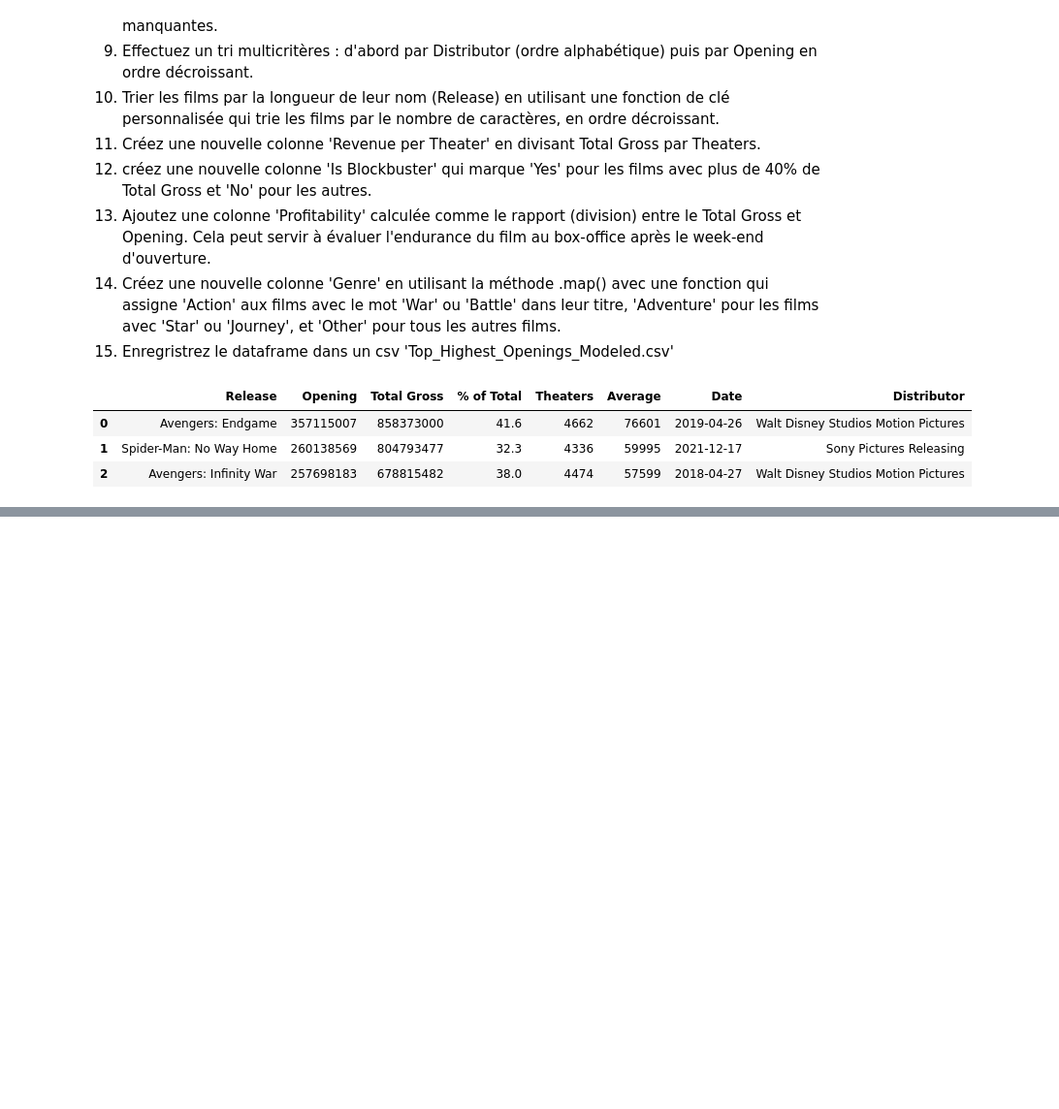
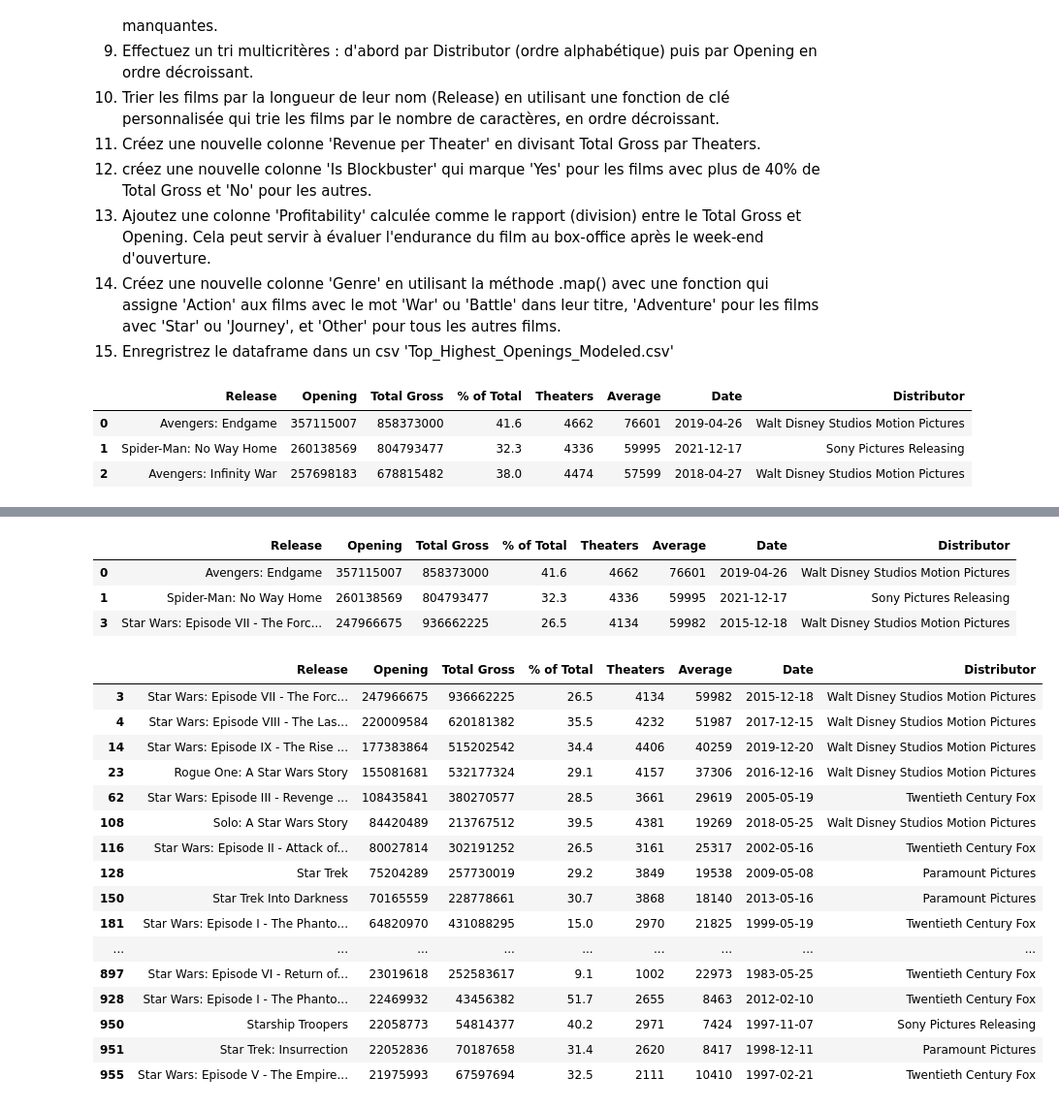
Before and after one commit to nevillemakoyi/Pandas_basic, a Jupyter notebook: notebooks/4 - data modeling avec Pandas - Exercice - élève.ipynb, the cells around one changed output, grey strips where cells are left out. Shown at 97% size. Drawn from its saved outputs; the diff is of its cells as text; code cells hidden in the pictures; blank space fills up the shorter version.

```diff
--- a/notebooks/4 - data modeling avec Pandas - Exercice - élève.ipynb
+++ b/notebooks/4 - data modeling avec Pandas - Exercice - élève.ipynb
@@ -24,7 +24,7 @@ Avec le DataFrame movies, réalisez les opérations suivantes en utilisant panda
 # %%
 import pandas as pd
 
-movies = pd.read_csv('Top_Highest_Openings.csv')
+movies = pd.read_csv(r'C:\Users\nmako\Documents\Data-Science-Projects-Repository\Pandas_basic\data\raw\4\Top_Highest_Openings.csv')
 movies['Date'] = pd.to_datetime(movies['Date'], dayfirst=True)
 
 movies.head(3)
@@ -33,3 +33,6 @@ movies.head(3)
 | 0 | Avengers: Endgame | 357115007 | 858373000 | 41.6 | 4662 | 76601 | 2019-04-26 | Walt Disney Studios Motion Pictures |
 | 1 | Spider-Man: No Way Home | 260138569 | 804793477 | 32.3 | 4336 | 59995 | 2021-12-17 | Sony Pictures Releasing |
 | 2 | Avengers: Infinity War | 257698183 | 678815482 | 38.0 | 4474 | 57599 | 2018-04-27 | Walt Disney Studios Motion Pictures |
+# %%
+df = movies.copy()
+df.dtypes
@@ -36,6 +49,33 @@ movies.head(3)
 # %%
 # 1. Filtrez par Total Gross > 800M
+filt_800M = df['Total Gross'] > 800000000
+df[filt_800M]
+# %% [output]
+|  | Release | Opening | Total Gross | % of Total | Theaters | Average | Date | Distributor |
+| 0 | Avengers: Endgame | 357115007 | 858373000 | 41.6 | 4662 | 76601 | 2019-04-26 | Walt Disney Studios Motion Pictures |
+| 1 | Spider-Man: No Way Home | 260138569 | 804793477 | 32.3 | 4336 | 59995 | 2021-12-17 | Sony Pictures Releasing |
+| 3 | Star Wars: Episode VII - The Forc... | 247966675 | 936662225 | 26.5 | 4134 | 59982 | 2015-12-18 | Walt Disney Studios Motion Pictures |
 # %%
 # 2. Filtrez par nom contenant "Star"
+filt_star = df['Release'].str.contains('Star')
+df[filt_star]
+# %% [output]
+|  | Release | Opening | Total Gross | % of Total | Theaters | Average | Date | Distributor |
+| 3 | Star Wars: Episode VII - The Forc... | 247966675 | 936662225 | 26.5 | 4134 | 59982 | 2015-12-18 | Walt Disney Studios Motion Pictures |
+| 4 | Star Wars: Episode VIII - The Las... | 220009584 | 620181382 | 35.5 | 4232 | 51987 | 2017-12-15 | Walt Disney Studios Motion Pictures |
+| 14 | Star Wars: Episode IX - The Rise ... | 177383864 | 515202542 | 34.4 | 4406 | 40259 | 2019-12-20 | Walt Disney Studios Motion Pictures |
+| 23 | Rogue One: A Star Wars Story | 155081681 | 532177324 | 29.1 | 4157 | 37306 | 2016-12-16 | Walt Disney Studios Motion Pictures |
+| 62 | Star Wars: Episode III - Revenge ... | 108435841 | 380270577 | 28.5 | 3661 | 29619 | 2005-05-19 | Twentieth Century Fox |
+| 108 | Solo: A Star Wars Story | 84420489 | 213767512 | 39.5 | 4381 | 19269 | 2018-05-25 | Walt Disney Studios Motion Pictures |
+| 116 | Star Wars: Episode II - Attack of... | 80027814 | 302191252 | 26.5 | 3161 | 25317 | 2002-05-16 | Twentieth Century Fox |
+| 128 | Star Trek | 75204289 | 257730019 | 29.2 | 3849 | 19538 | 2009-05-08 | Paramount Pictures |
+| 150 | Star Trek Into Darkness | 70165559 | 228778661 | 30.7 | 3868 | 18140 | 2013-05-16 | Paramount Pictures |
+| 181 | Star Wars: Episode I - The Phanto... | 64820970 | 431088295 | 15.0 | 2970 | 21825 | 1999-05-19 | Twentieth Century Fox |
+| ... | ... | ... | ... | ... | ... | ... | ... | ... |
+| 897 | Star Wars: Episode VI - Return of... | 23019618 | 252583617 | 9.1 | 1002 | 22973 | 1983-05-25 | Twentieth Century Fox |
+| 928 | Star Wars: Episode I - The Phanto... | 22469932 | 43456382 | 51.7 | 2655 | 8463 | 2012-02-10 | Twentieth Century Fox |
+| 950 | Starship Troopers | 22058773 | 54814377 | 40.2 | 2971 | 7424 | 1997-11-07 | Sony Pictures Releasing |
+| 951 | Star Trek: Insurrection | 22052836 | 70187658 | 31.4 | 2620 | 8417 | 1998-12-11 | Paramount Pictures |
+| 955 | Star Wars: Episode V - The Empire... | 21975993 | 67597694 | 32.5 | 2111 | 10410 | 1997-02-21 | Twentieth Century Fox |
 # %%
 # 3. Filtrez par distributeur
```
Also changed, not shown: parts of 2 cells of this notebook.
